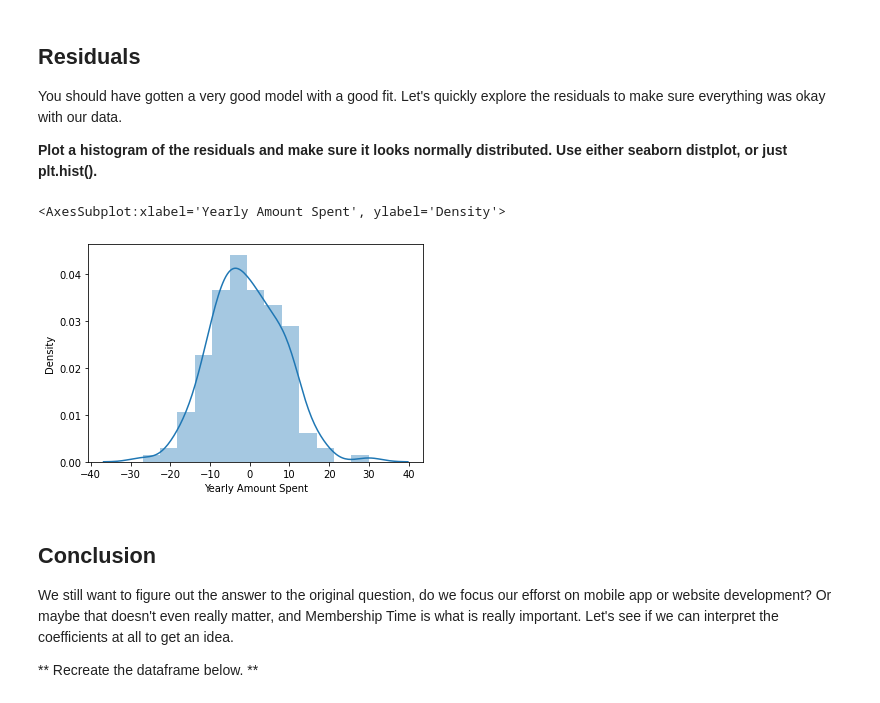
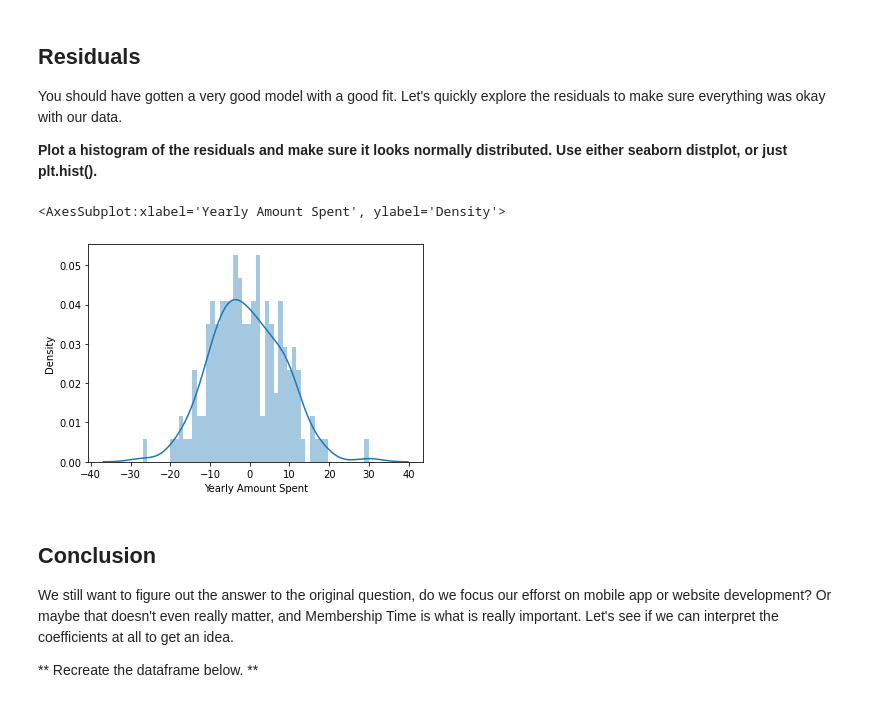
Before and after one commit to goaziz/python-data-science, a Jupyter notebook: Linear Regression/02-Linear Regression Project Excercise.ipynb, the cells around one changed output. Cells and saved outputs as stored; diff of their text form; code cells hidden in the pictures.

```diff
--- a/Linear Regression/02-Linear Regression Project Excercise.ipynb
+++ b/Linear Regression/02-Linear Regression Project Excercise.ipynb
@@ -202,10 +205,10 @@ You should have gotten a very good model with a good fit. Let's quickly explore
 
 **Plot a histogram of the residuals and make sure it looks normally distributed. Use either seaborn distplot, or just plt.hist().**
 # %%
-sns.distplot(y_test - prediction)
+sns.distplot((y_test - prediction), bins=50)
 # %% [output]
 <AxesSubplot:xlabel='Yearly Amount Spent', ylabel='Density'>
-[figure, old version]
+[figure, new version]
 # %% [markdown]
 ## Conclusion
 We still want to figure out the answer to the original question, do we focus our efforst on mobile app or website development? Or maybe that doesn't even really matter, and Membership Time is what is really important.  Let's see if we can interpret the coefficients at all to get an idea.
```
Also changed, not shown: parts of 3 cells of this notebook, 5 other files.
